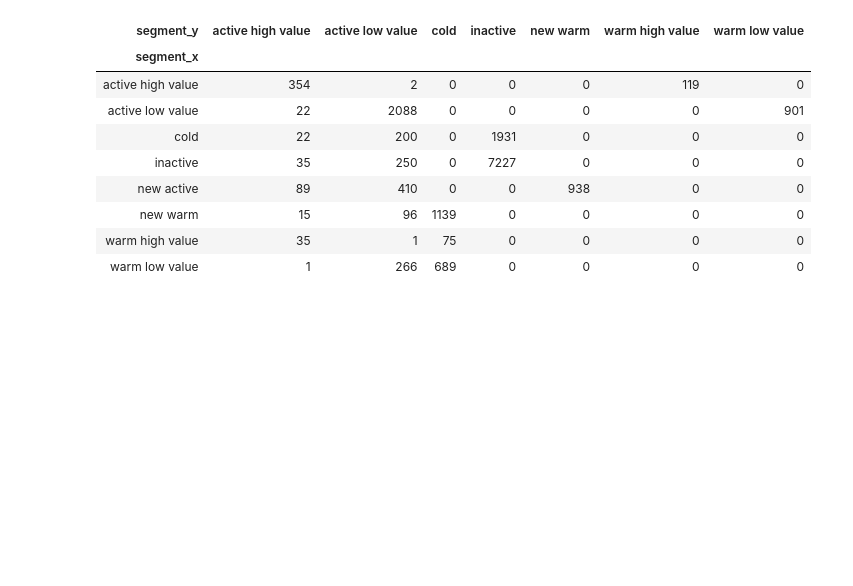
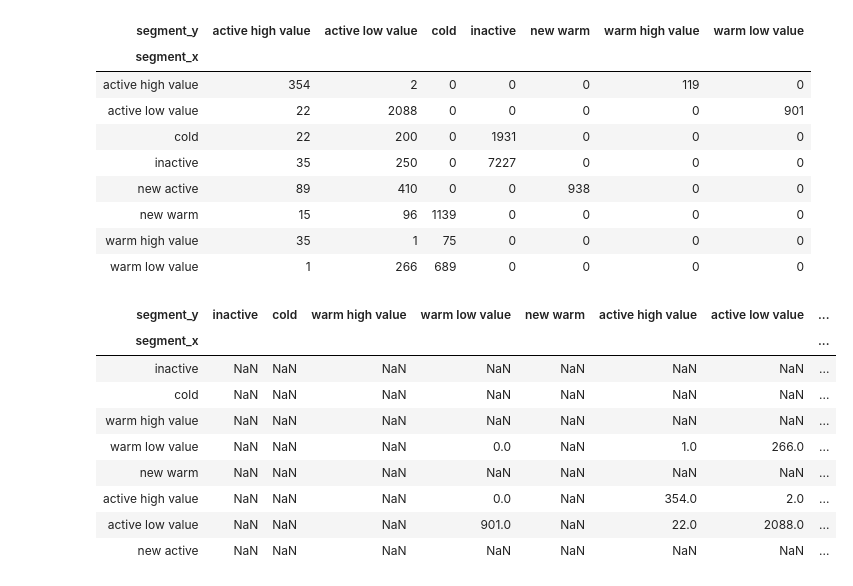
Before and after one commit to Renato-Rsprojetos3D/Foundations-of-Marketing-Analytics, a Jupyter notebook: Transition Matrix.ipynb, the cells around one changed output. Cells and saved outputs as stored; diff of their text form; code cells hidden in the pictures; blank space fills up the shorter version.

```diff
--- a/Transition Matrix.ipynb
+++ b/Transition Matrix.ipynb
@@ -226,4 +226,15 @@ transition
 | warm high value | 35 | 1 | 75 | 0 | 0 | 0 | 0 |
 | warm low value | 1 | 266 | 689 | 0 | 0 | 0 | 0 |
 # %%
-#transition.loc[lista_order,lista_order]
+transition.loc[lista_order,lista_order]
+# %% [output]
+| segment_y | inactive | cold | warm high value | warm low value | new warm | active high value | active low value | ... |
+| segment_x |  |  |  |  |  |  |  | ... |
+| inactive | NaN | NaN | NaN | NaN | NaN | NaN | NaN | ... |
+| cold | NaN | NaN | NaN | NaN | NaN | NaN | NaN | ... |
+| warm high value | NaN | NaN | NaN | NaN | NaN | NaN | NaN | ... |
+| warm low value | NaN | NaN | NaN | 0.0 | NaN | 1.0 | 266.0 | ... |
+| new warm | NaN | NaN | NaN | NaN | NaN | NaN | NaN | ... |
+| active high value | NaN | NaN | NaN | 0.0 | NaN | 354.0 | 2.0 | ... |
+| active low value | NaN | NaN | NaN | 901.0 | NaN | 22.0 | 2088.0 | ... |
+| new active | NaN | NaN | NaN | NaN | NaN | NaN | NaN | ... |
```
